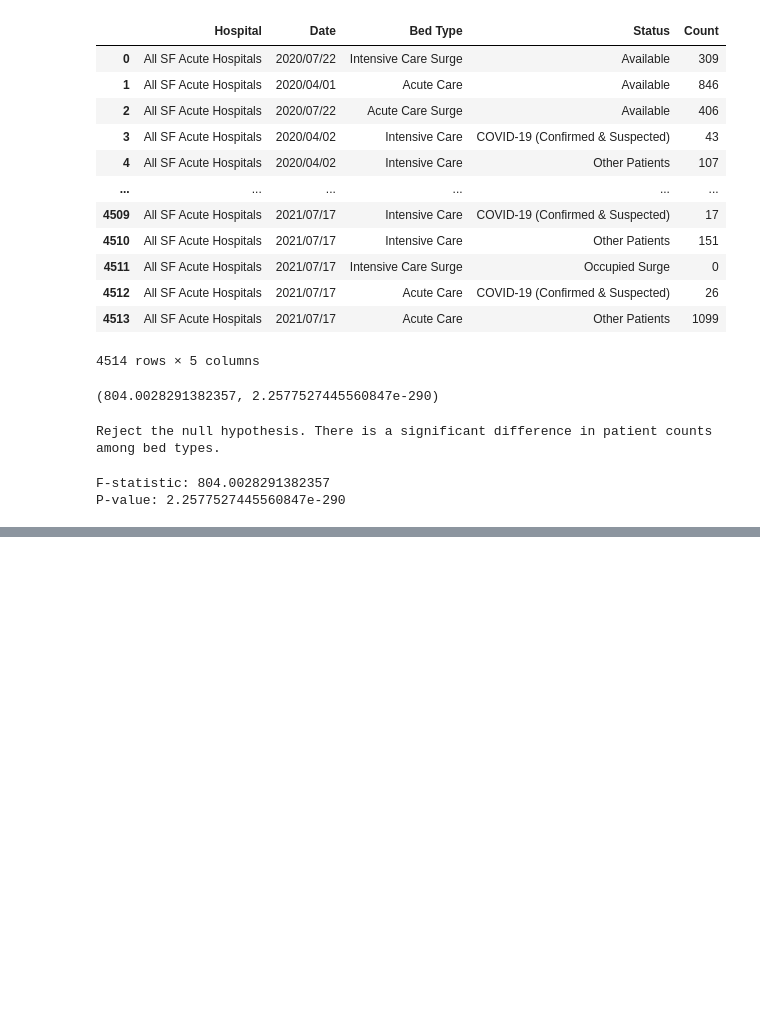
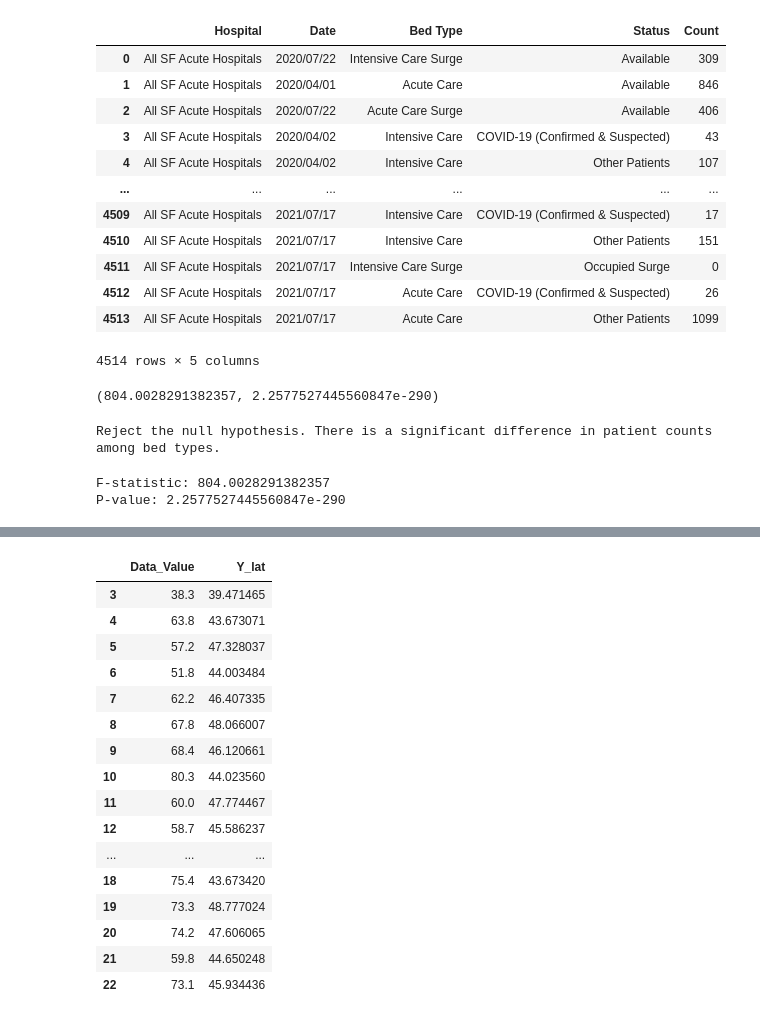
Before and after one commit to Alyssasorensen/datasci_5_statistics, a Jupyter notebook: datasci_5_statistics.ipynb, the cells around one changed output, grey strips where cells are left out. Drawn from its saved outputs; the diff is of its cells as text; code cells hidden in the pictures; blank space fills up the shorter version.

```diff
--- a/datasci_5_statistics.ipynb
+++ b/datasci_5_statistics.ipynb
@@ -217,0 +224,4 @@ P-value: 2.2577527445560847e-290
+# %%
+# load in dataset
+df = pd.read_csv('https://raw.githubusercontent.com/Alyssasorensen/datasci_5_statistics/main/datasets/Stroke_Mortality_Data_Among_US_Adults__35___by_State_Territory_and_County___2018-2020.csv')
+df.columns
@@ -217,0 +235,4 @@ P-value: 2.2577527445560847e-290
+# %%
+## vars of interest: Data Value and Latitude
+df = df[['Data_Value', 'Y_lat']]
+df
@@ -217,0 +253,4 @@ P-value: 2.2577527445560847e-290
+# %%
+# Remove any row with missing data
+df = df.dropna()
+df
@@ -217,0 +290,20 @@ P-value: 2.2577527445560847e-290
+# %%
+df.head(20)
+# %% [output]
+|  | Data_Value | Y_lat |
+| 3 | 38.3 | 39.471465 |
+| 4 | 63.8 | 43.673071 |
+| 5 | 57.2 | 47.328037 |
+| 6 | 51.8 | 44.003484 |
+| 7 | 62.2 | 46.407335 |
+| 8 | 67.8 | 48.066007 |
+| 9 | 68.4 | 46.120661 |
+| 10 | 80.3 | 44.023560 |
+| 11 | 60.0 | 47.774467 |
+| 12 | 58.7 | 45.586237 |
+| ... | ... | ... |
+| 18 | 75.4 | 43.673420 |
+| 19 | 73.3 | 48.777024 |
+| 20 | 74.2 | 47.606065 |
+| 21 | 59.8 | 44.650248 |
+| 22 | 73.1 | 45.934436 |
```
Also changed, not shown: parts of 12 cells of this notebook.
